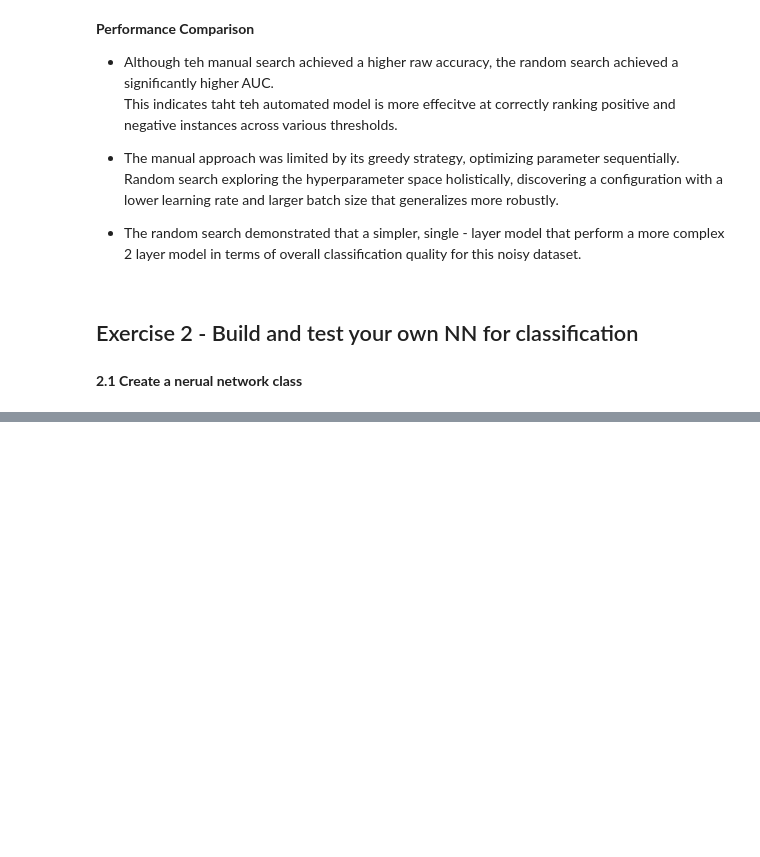
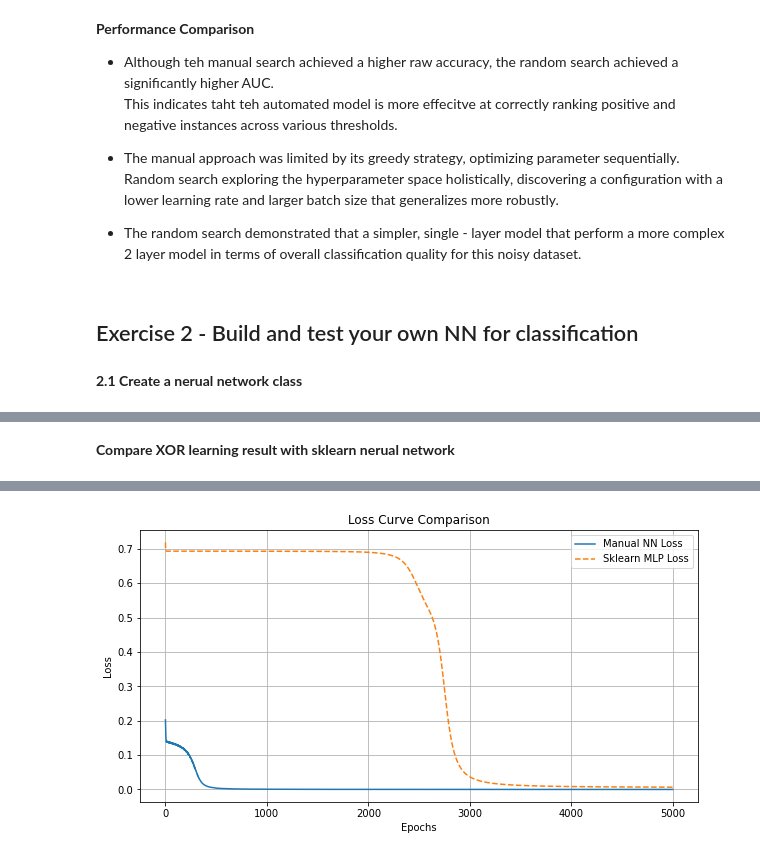
Before and after one commit to edwall201/Machine-Learning-26-Spring, a Jupyter notebook: assign4/assign4.ipynb, the cells around one changed output, grey strips where cells are left out. Cells and saved outputs as stored; diff of their text form; code cells hidden in the pictures; blank space fills up the shorter version.

```diff
--- a/assign4/assign4.ipynb
+++ b/assign4/assign4.ipynb
@@ -672,0 +730,34 @@ Epoch 1100, Loss: 0.126613
+# %% [markdown]
+**Compare XOR learning result with sklearn nerual network**
+# %%
+from sklearn.neural_network import MLPClassifier
+import matplotlib.pyplot as plt
+
+X = np.array([[0,0], [0,1], [1,0], [1,1]])
+y = np.array([0, 1, 1, 0])
+
+# Train my own model
+nn = myNeuralNetwork(n_in=2, n_layer1=5, n_layer2=5, n_out=1, learning_rate=0.5)
+my_losses = nn.fit(X, y.reshape(-1, 1), max_epochs=5000)
+
+# Train sklearn model
+mlp = MLPClassifier(hidden_layer_sizes=(5, 5), activation='logistic', solver='sgd', learning_rate_init=0.5,
+    max_iter=5000, momentum=0, random_state=42, n_iter_no_change=5000 )
+mlp.fit(X, y)
+
+#compare result
+print("--- Compare Prediction Result ---")
+print(f"My own model prediction: \n{nn.predict(X).flatten()}")
+print(f"Sklearn NN model prediction: \n{mlp.predict(X)}")
+
+# compare loss curve
+plt.figure(figsize=(10, 5))
+plt.plot(my_losses, label='Manual NN Loss')
+plt.plot(mlp.loss_curve_, label='Sklearn MLP Loss', linestyle='--')
+plt.title('Loss Curve Comparison')
+plt.xlabel('Epochs')
+plt.ylabel('Loss')
+plt.legend()
+plt.grid(True)
+plt.show()
+# %% [output]
@@ -672,0 +781 @@ Epoch 1100, Loss: 0.126613
+[figure, added]
```
Also changed, not shown: parts of 6 cells of this notebook.
